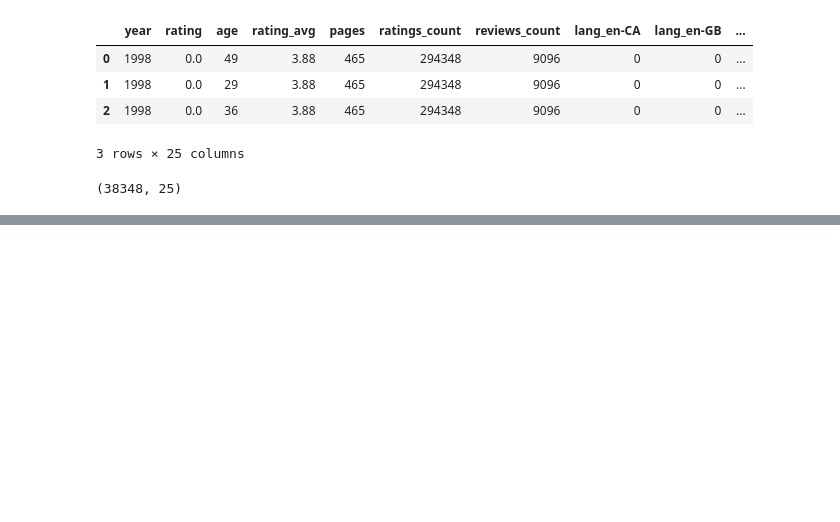
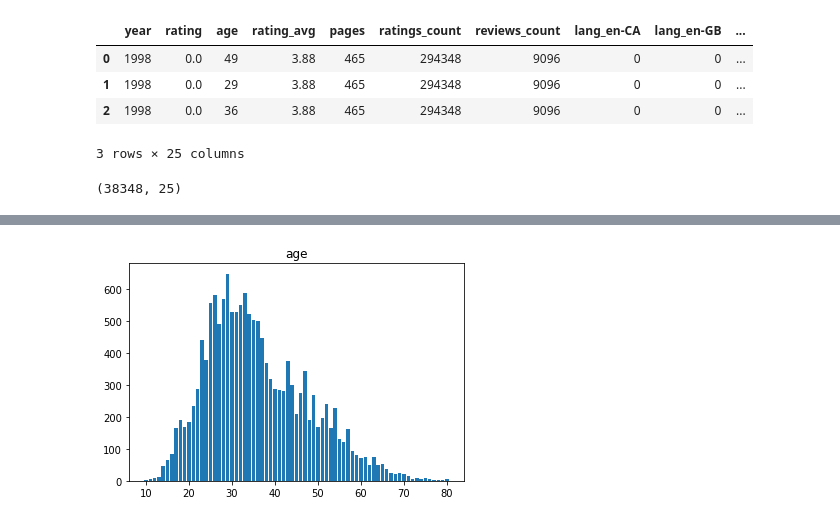
Before and after one commit to CinnyLin/book_rec_sys, a Jupyter notebook: books_amazon/customer_segmentation/kmeans.ipynb, the cells around one changed output, grey strips where cells are left out. Cells and saved outputs as stored; diff of their text form; code cells hidden in the pictures; blank space fills up the shorter version.

```diff
--- a/books_amazon/customer_segmentation/kmeans.ipynb
+++ b/books_amazon/customer_segmentation/kmeans.ipynb
@@ -343,0 +412,8 @@ plt.show()
+# %%
+col = 'age'
+plt.bar(df[col].value_counts().keys(), list(df[col].value_counts()))
+plt.title(f'{col}')
+#plt.savefig(f'eda_plots/{col}.png')
+plt.show()
+# %% [output]
+[figure, added]
```
Also changed, not shown: parts of 29 cells of this notebook, 41 other files.
